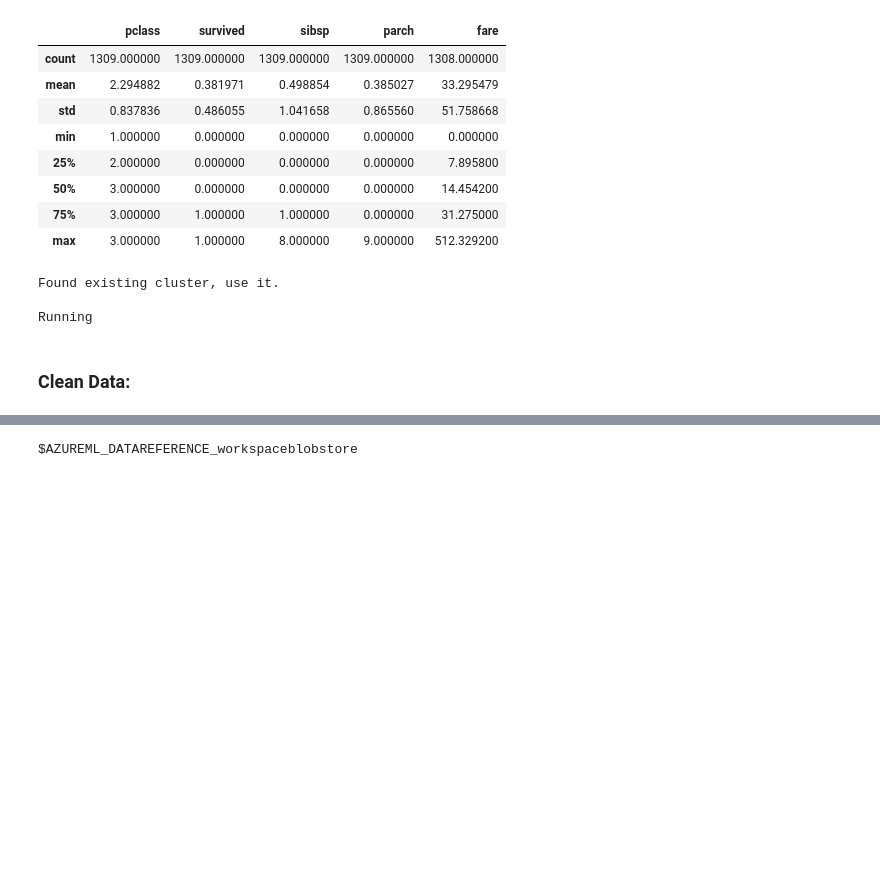
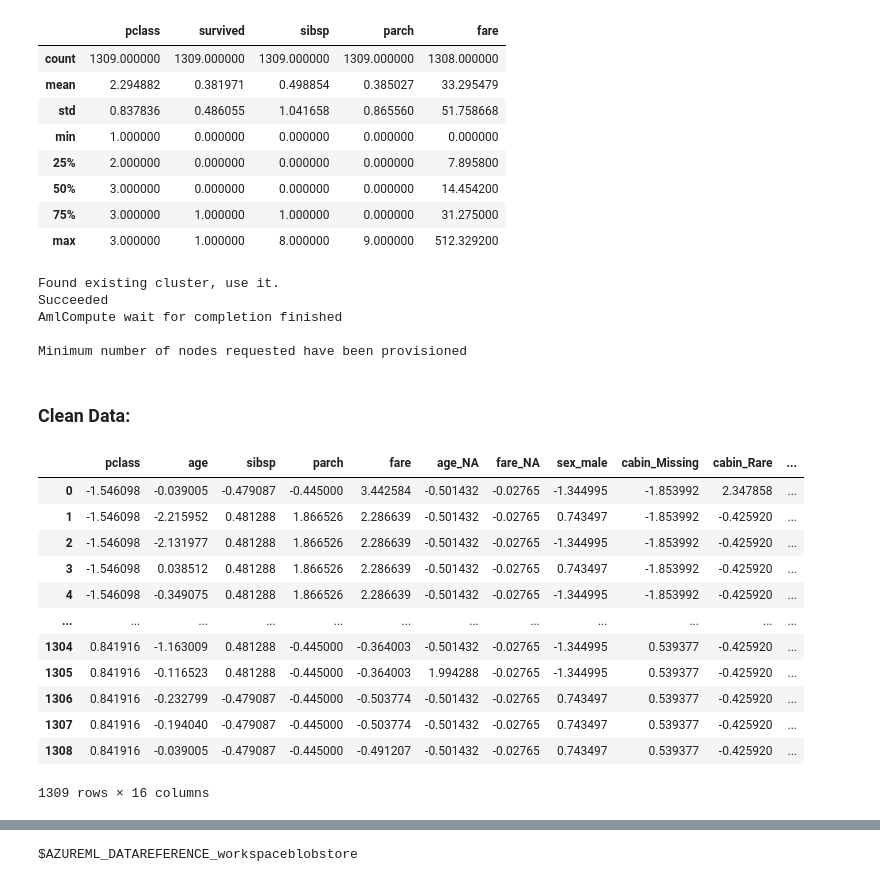
Before and after one commit to ddgope/Kaggle-Titanic-Survival-Prediction, a Jupyter notebook: AzureAutoML.ipynb, the cells around one changed output, grey strips where cells are left out. Drawn from its saved outputs; the diff is of its cells as text; code cells hidden in the pictures; blank space fills up the shorter version.

```diff
--- a/AzureAutoML.ipynb
+++ b/AzureAutoML.ipynb
@@ -84,7 +84,7 @@ from azureml.core.compute_target import ComputeTargetException
 
 
 # Choose a name for your CPU cluster
-amlcompute_cluster_name = "notebook138164"
+amlcompute_cluster_name = "compute-cluster"
 
 # Verify that cluster does not exist already
 try:
@@ -100,8 +100,10 @@ except ComputeTargetException:
 compute_target.wait_for_completion(show_output=True)
 # %% [output]
 Found existing cluster, use it.
+Succeeded
+AmlCompute wait for completion finished
 
-Running
+Minimum number of nodes requested have been provisioned
 # %% [markdown]
 ### Clean Data:
 # %%
@@ -123,6 +125,21 @@ scaler.fit(x[variables])
 x = scaler.transform(x[variables])
 # %%
 x = pd.DataFrame(x,columns=variables)
+x
+# %% [output]
+|  | pclass | age | sibsp | parch | fare | age_NA | fare_NA | sex_male | cabin_Missing | cabin_Rare | ... |
+| 0 | -1.546098 | -0.039005 | -0.479087 | -0.445000 | 3.442584 | -0.501432 | -0.02765 | -1.344995 | -1.853992 | 2.347858 | ... |
+| 1 | -1.546098 | -2.215952 | 0.481288 | 1.866526 | 2.286639 | -0.501432 | -0.02765 | 0.743497 | -1.853992 | -0.425920 | ... |
+| 2 | -1.546098 | -2.131977 | 0.481288 | 1.866526 | 2.286639 | -0.501432 | -0.02765 | -1.344995 | -1.853992 | -0.425920 | ... |
+| 3 | -1.546098 | 0.038512 | 0.481288 | 1.866526 | 2.286639 | -0.501432 | -0.02765 | 0.743497 | -1.853992 | -0.425920 | ... |
+| 4 | -1.546098 | -0.349075 | 0.481288 | 1.866526 | 2.286639 | -0.501432 | -0.02765 | -1.344995 | -1.853992 | -0.425920 | ... |
+| ... | ... | ... | ... | ... | ... | ... | ... | ... | ... | ... | ... |
+| 1304 | 0.841916 | -1.163009 | 0.481288 | -0.445000 | -0.364003 | -0.501432 | -0.02765 | -1.344995 | 0.539377 | -0.425920 | ... |
+| 1305 | 0.841916 | -0.116523 | 0.481288 | -0.445000 | -0.364003 | 1.994288 | -0.02765 | -1.344995 | 0.539377 | -0.425920 | ... |
+| 1306 | 0.841916 | -0.232799 | -0.479087 | -0.445000 | -0.503774 | -0.501432 | -0.02765 | 0.743497 | 0.539377 | -0.425920 | ... |
+| 1307 | 0.841916 | -0.194040 | -0.479087 | -0.445000 | -0.503774 | -0.501432 | -0.02765 | 0.743497 | 0.539377 | -0.425920 | ... |
+| 1308 | 0.841916 | -0.039005 | -0.479087 | -0.445000 | -0.491207 | -0.501432 | -0.02765 | 0.743497 | 0.539377 | -0.425920 | ... |
+1309 rows × 16 columns
 # %%
 #Split the data
 from sklearn.model_selection import train_test_split
```
Also changed, not shown: parts of 8 cells of this notebook, 1 other file.
